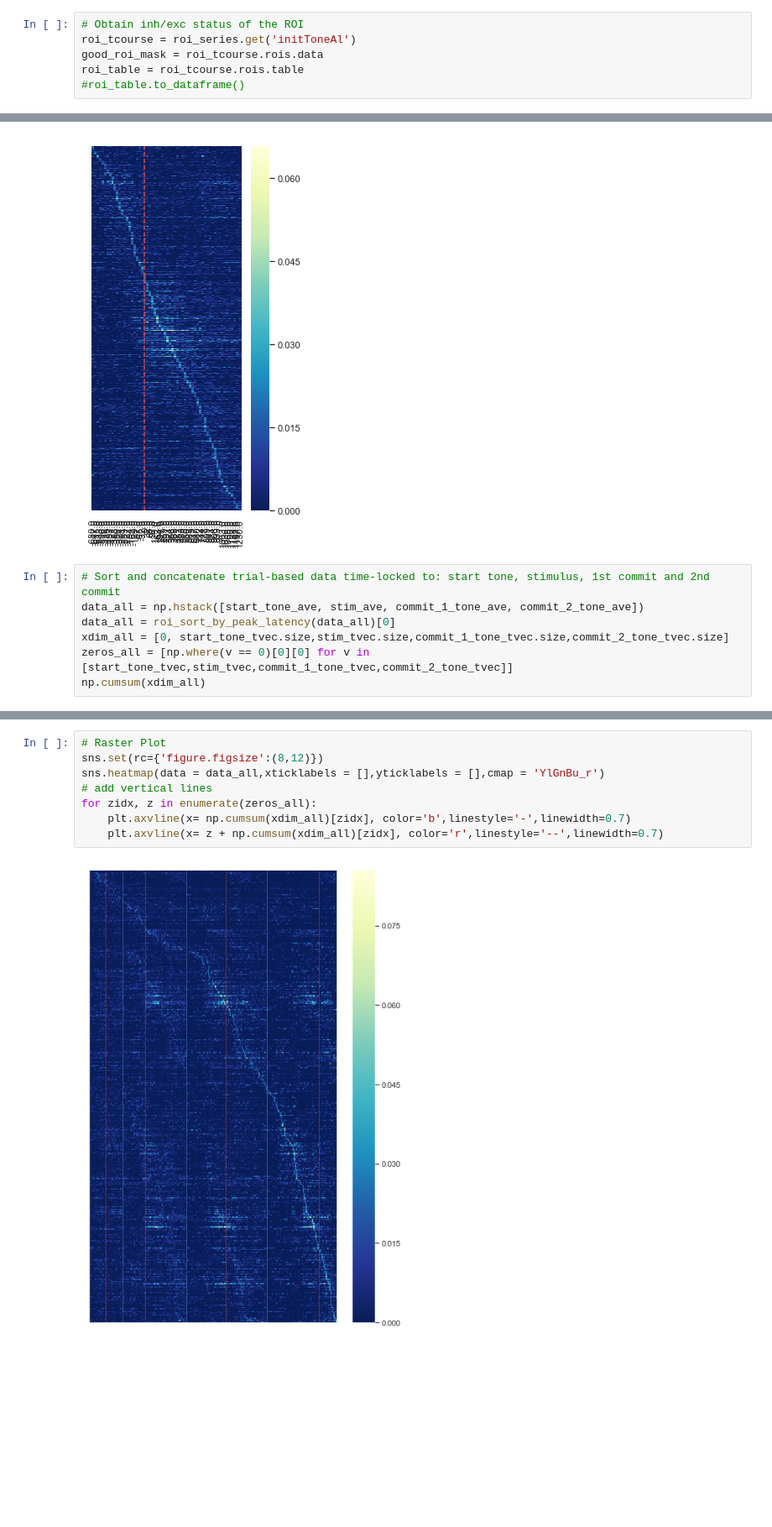
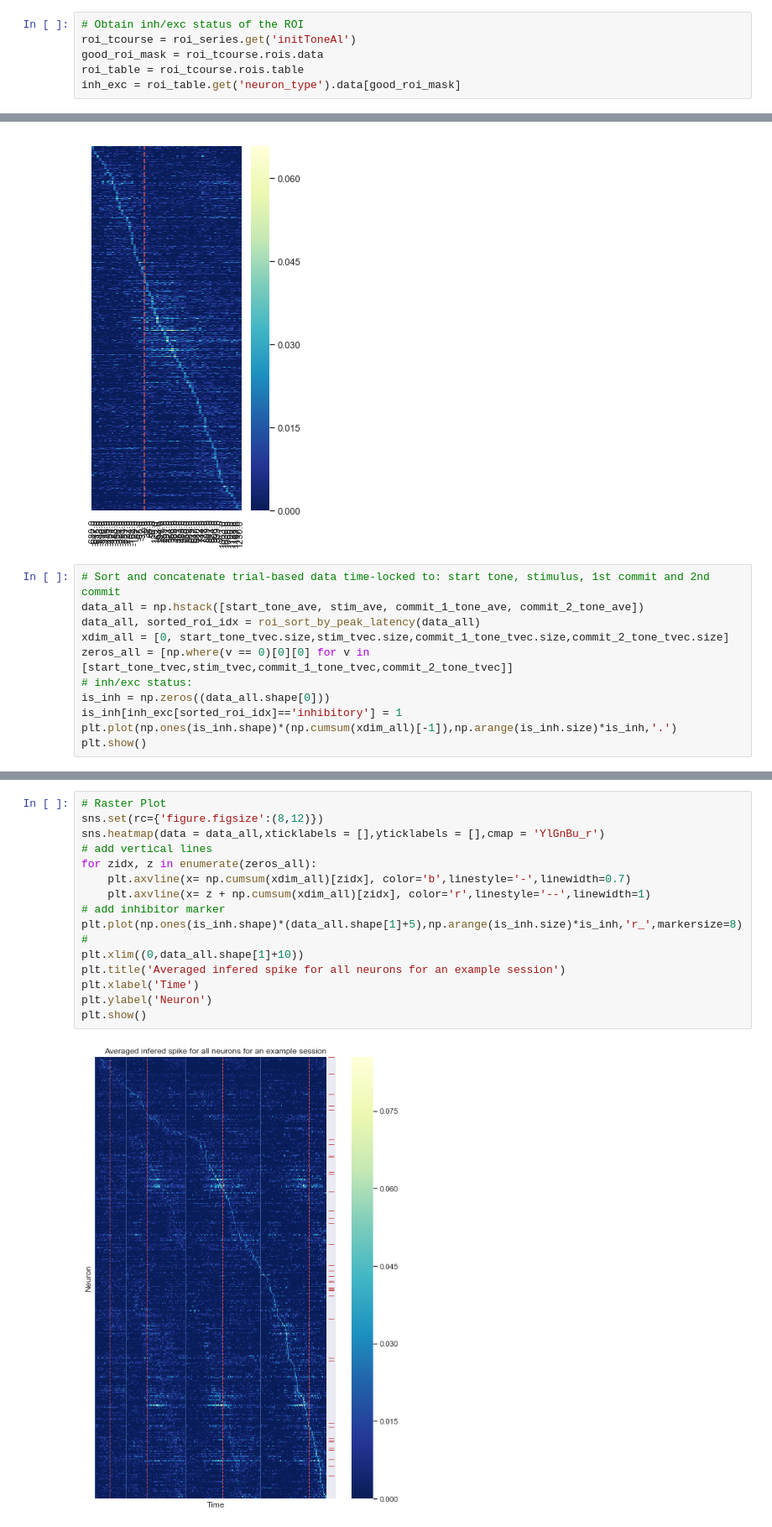
Before and after one commit to datajoint-company/najafi-2018-nwb, a Jupyter notebook: notebooks/NWB 2.0 Read and Visualize with PyNWB.ipynb, the cells around one changed output, grey strips where cells are left out. Shown at 84% size. Cells and saved outputs as stored; diff of their text form; blank space fills up the shorter version.

Commit message:
notebook- reproduced figure 1E

```diff
--- a/notebooks/NWB 2.0 Read and Visualize with PyNWB.ipynb
+++ b/notebooks/NWB 2.0 Read and Visualize with PyNWB.ipynb
@@ -61,4 +61,4 @@ commit_2_tone_tvec = np.array(commit_2_tone_roi_tcourse.timestamps) # Get timest
 roi_tcourse = roi_series.get('initToneAl')
 good_roi_mask = roi_tcourse.rois.data
 roi_table = roi_tcourse.rois.table
-#roi_table.to_dataframe()
+inh_exc = roi_table.get('neuron_type').data[good_roi_mask]
@@ -100,8 +80,12 @@ plt.axvline(x= np.where(stim_tvec==0), color='r',linestyle='--',linewidth=1.5)
 # %%
 # Sort and concatenate trial-based data time-locked to: start tone, stimulus, 1st commit and 2nd commit
 data_all = np.hstack([start_tone_ave, stim_ave, commit_1_tone_ave, commit_2_tone_ave])
-data_all = roi_sort_by_peak_latency(data_all)[0]
+data_all, sorted_roi_idx = roi_sort_by_peak_latency(data_all)
 xdim_all = [0, start_tone_tvec.size,stim_tvec.size,commit_1_tone_tvec.size,commit_2_tone_tvec.size]
 zeros_all = [np.where(v == 0)[0][0] for v in [start_tone_tvec,stim_tvec,commit_1_tone_tvec,commit_2_tone_tvec]]
-np.cumsum(xdim_all)
+# inh/exc status:
+is_inh = np.zeros((data_all.shape[0]))
+is_inh[inh_exc[sorted_roi_idx]=='inhibitory'] = 1
+plt.plot(np.ones(is_inh.shape)*(np.cumsum(xdim_all)[-1]),np.arange(is_inh.size)*is_inh,'.')
+plt.show()
 # %% [output]
@@ -109,10 +93,18 @@ array([  0,  31,  91, 166, 232], dtype=int32)
 # %%
 # Raster Plot
 sns.set(rc={'figure.figsize':(8,12)})
 sns.heatmap(data = data_all,xticklabels = [],yticklabels = [],cmap = 'YlGnBu_r')
 # add vertical lines
 for zidx, z in enumerate(zeros_all):
     plt.axvline(x= np.cumsum(xdim_all)[zidx], color='b',linestyle='-',linewidth=0.7)
-    plt.axvline(x= z + np.cumsum(xdim_all)[zidx], color='r',linestyle='--',linewidth=0.7)
+    plt.axvline(x= z + np.cumsum(xdim_all)[zidx], color='r',linestyle='--',linewidth=1)
+# add inhibitor marker
+plt.plot(np.ones(is_inh.shape)*(data_all.shape[1]+5),np.arange(is_inh.size)*is_inh,'r_',markersize=8)
+#
+plt.xlim((0,data_all.shape[1]+10))
+plt.title('Averaged infered spike for all neurons for an example session')
+plt.xlabel('Time')
+plt.ylabel('Neuron')
+plt.show()
 # %% [output]
-[figure, old version]
+[figure, new version]
```
Also changed, not shown: parts of 2 cells of this notebook, 1 other file.
